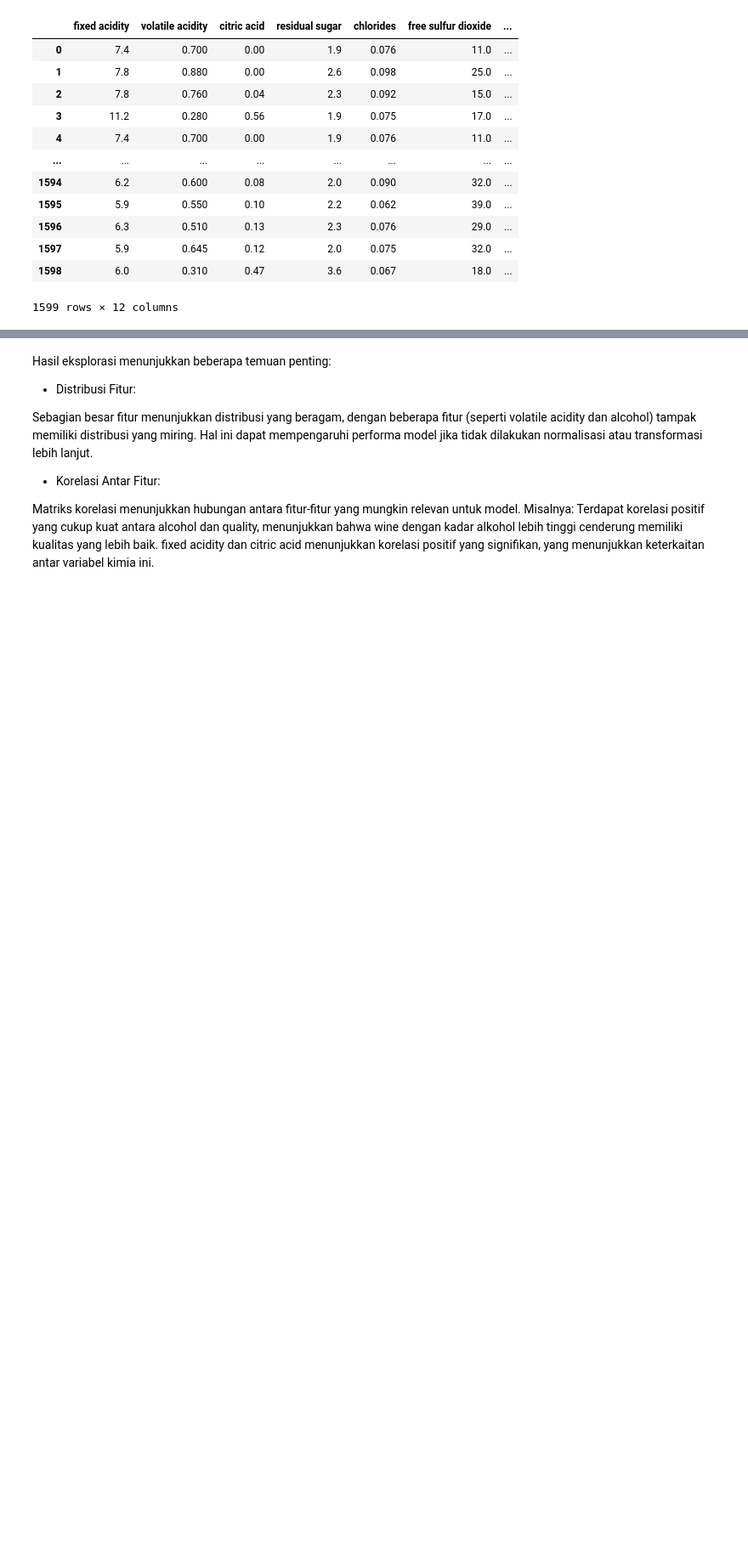
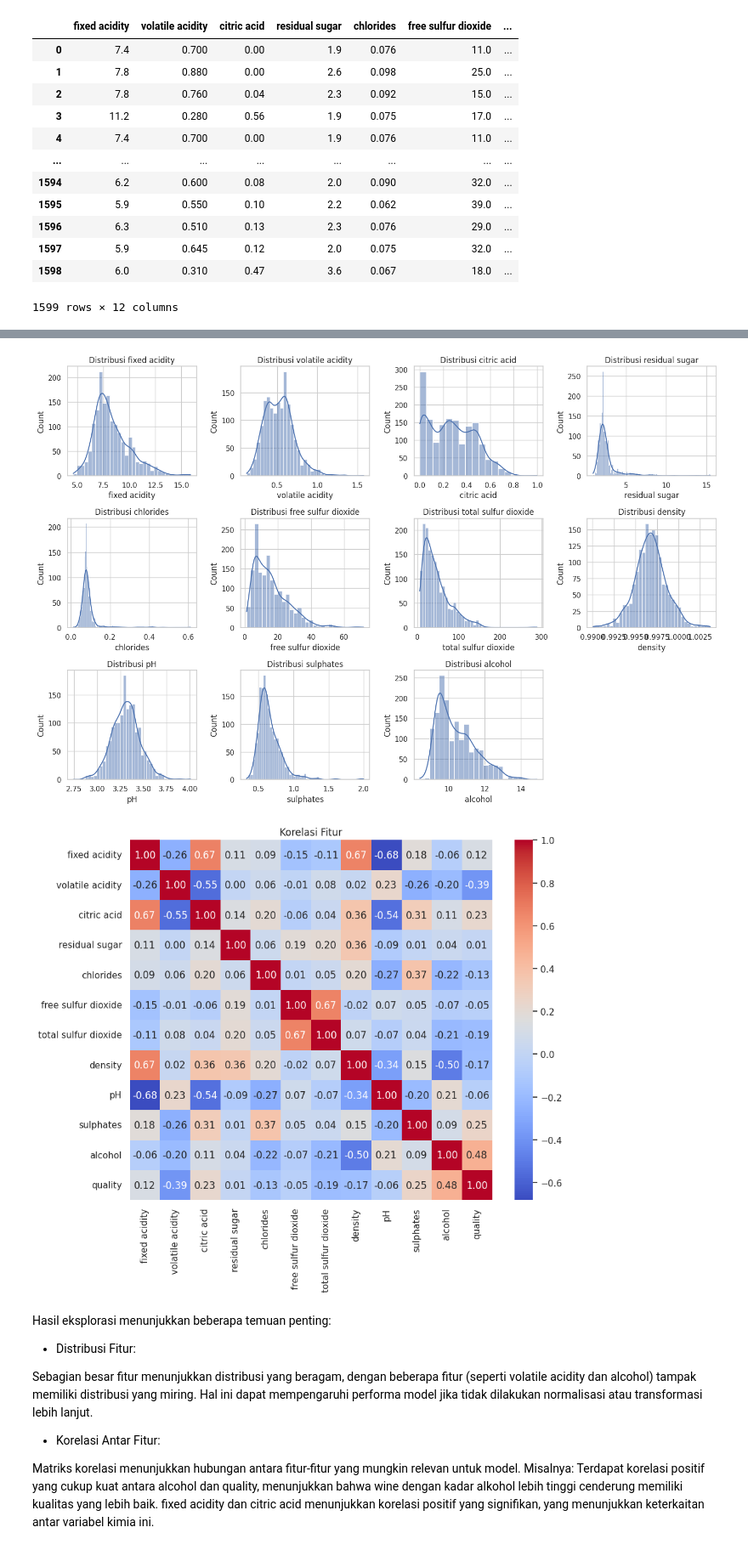
Before and after one commit to bonsnv/Data-Mining, a Jupyter notebook: Analisis_Kualitas_Wine.ipynb, the cells around one changed output, grey strips where cells are left out. Shown at 85% size. Drawn from its saved outputs; the diff is of its cells as text; code cells hidden in the pictures; blank space fills up the shorter version.

```diff
--- a/Analisis_Kualitas_Wine.ipynb
+++ b/Analisis_Kualitas_Wine.ipynb
@@ -3,6 +10,5 @@
 # %%
-import pandas as pd
-data = pd.read_csv("https://raw.githubusercontent.com/alfkry/Decision-Tree/refs/heads/main/winequality-red.csv")
+data = pd.read_csv("https://raw.githubusercontent.com/bonsnv/Data-Mining/refs/heads/main/winequality-red.csv")
 data
 # %% [output]
 |  | fixed acidity | volatile acidity | citric acid | residual sugar | chlorides | free sulfur dioxide | ... |
@@ -103,3 +48,27 @@ plt.show()
+# %%
+# Distribusi Wine Quality
+import pandas as pd
+import matplotlib.pyplot as plt
+import seaborn as sns
+
+sns.set(style="whitegrid")
+
+plt.figure(figsize=(15, 10))
+for i, column in enumerate(data.columns[:-1], 1):
+    plt.subplot(3, 4, i)
+    sns.histplot(data[column], kde=True)
+    plt.title(f"Distribusi {column}")
+
+plt.tight_layout()
+plt.show()
+# Heatmap korelasi
+plt.figure(figsize=(10, 8))
+sns.heatmap(data.corr(), annot=True, fmt='.2f', cmap='coolwarm')
+plt.title('Korelasi Fitur')
+plt.show()
+# %% [output]
+[figure, added]
+[figure, added]
 # %% [markdown]
 Hasil eksplorasi menunjukkan beberapa temuan penting:
 
```
Also changed, not shown: parts of 5 cells of this notebook.
